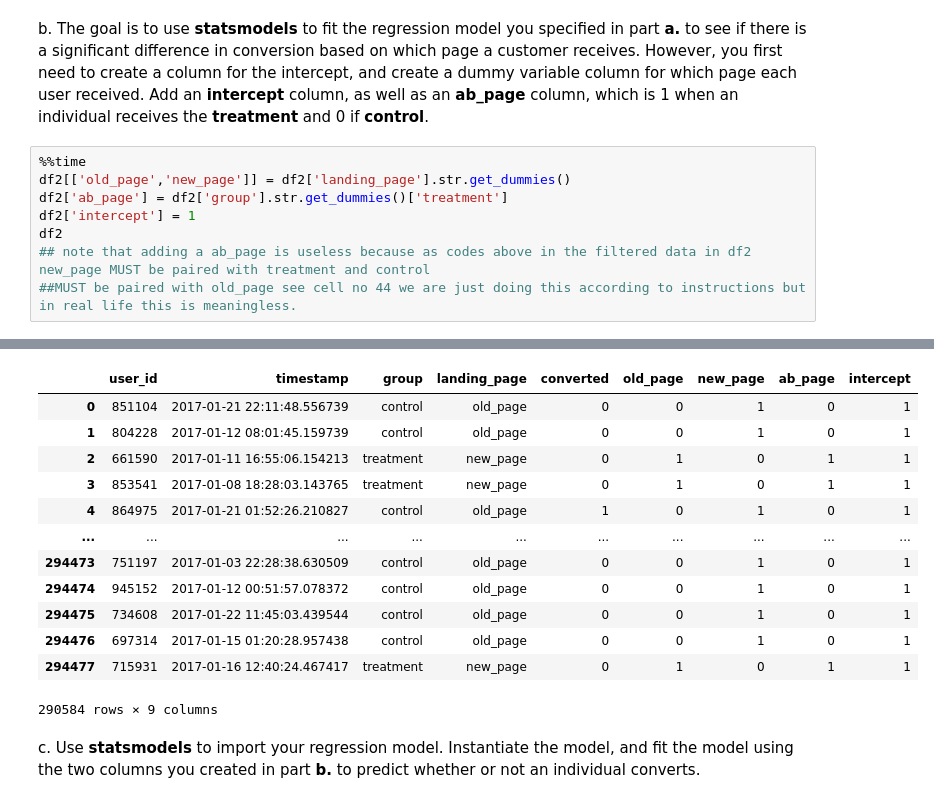
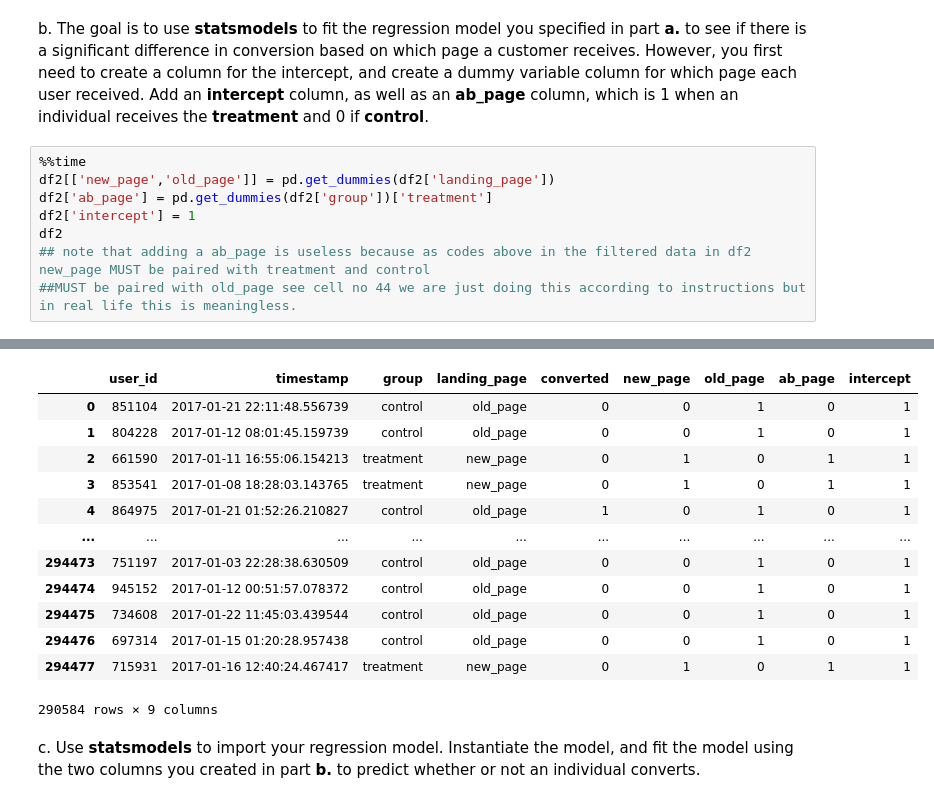
Before and after one commit to YousefSaber/A-B-Testing-Project, a Jupyter notebook: Analyze_ab_test_results_notebook.ipynb, the cells around one changed output, grey strips where cells are left out. Cells and saved outputs as stored; diff of their text form.

```diff
--- a/Analyze_ab_test_results_notebook.ipynb
+++ b/Analyze_ab_test_results_notebook.ipynb
@@ -395,8 +394,8 @@ Logistic regression
 b. The goal is to use **statsmodels** to fit the regression model you specified in part **a.** to see if there is a significant difference in conversion based on which page a customer receives.  However, you first need to create a column for the intercept, and create a dummy variable column for which page each user received.  Add an **intercept** column, as well as an **ab_page** column, which is 1 when an individual receives the **treatment** and 0 if **control**.
 # %%
 %%time
-df2[['old_page','new_page']] = df2['landing_page'].str.get_dummies()
-df2['ab_page'] = df2['group'].str.get_dummies()['treatment']
+df2[['new_page','old_page']] = pd.get_dummies(df2['landing_page'])
+df2['ab_page'] = pd.get_dummies(df2['group'])['treatment']
 df2['intercept'] = 1
 df2
 ## note that adding a ab_page is useless because as codes above in the filtered data in df2 new_page MUST be paired with treatment and control
@@ -407,4 +406,4 @@ Wall time: 2.91 s
-|  | user_id | timestamp | group | landing_page | converted | old_page | new_page | ab_page | intercept |
+|  | user_id | timestamp | group | landing_page | converted | new_page | old_page | ab_page | intercept |
 | 0 | 851104 | 2017-01-21 22:11:48.556739 | control | old_page | 0 | 0 | 1 | 0 | 1 |
 | 1 | 804228 | 2017-01-12 08:01:45.159739 | control | old_page | 0 | 0 | 1 | 0 | 1 |
 | 2 | 661590 | 2017-01-11 16:55:06.154213 | treatment | new_page | 0 | 1 | 0 | 1 | 1 |
```
Also changed, not shown: parts of 17 cells of this notebook, 1 other file.
